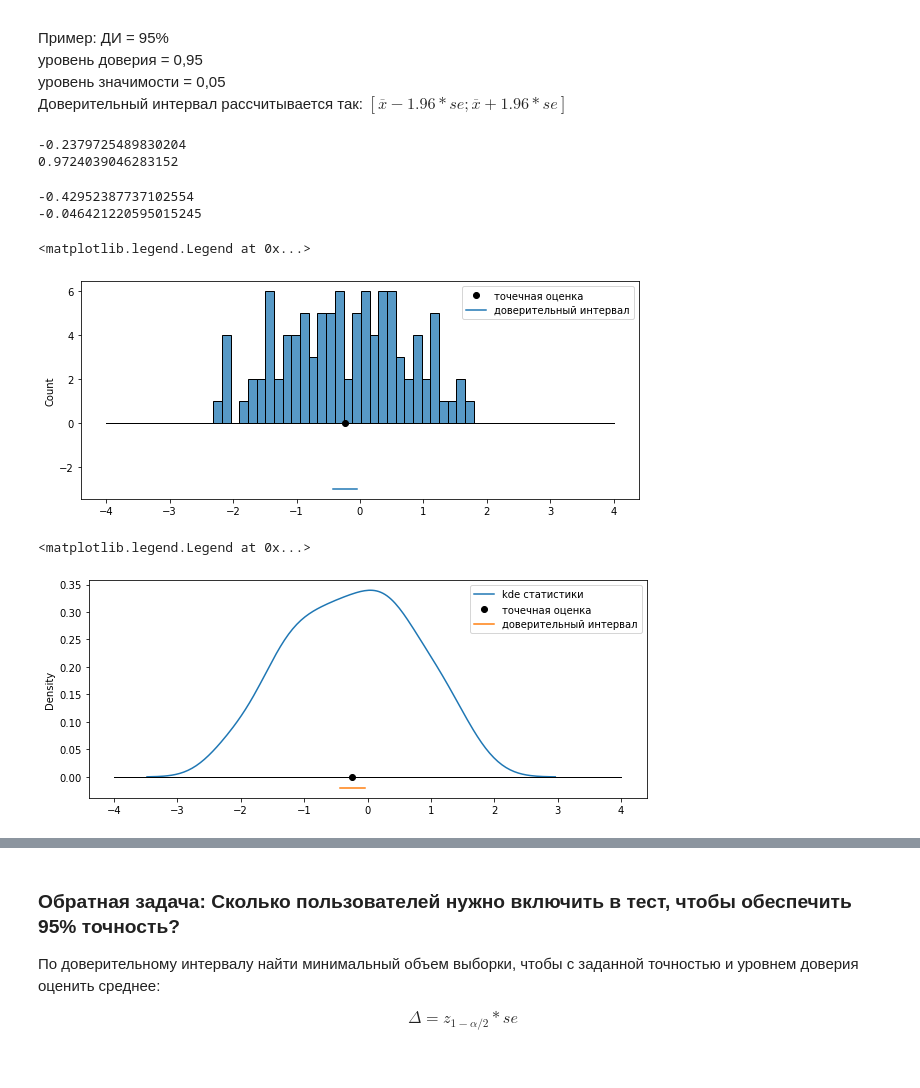
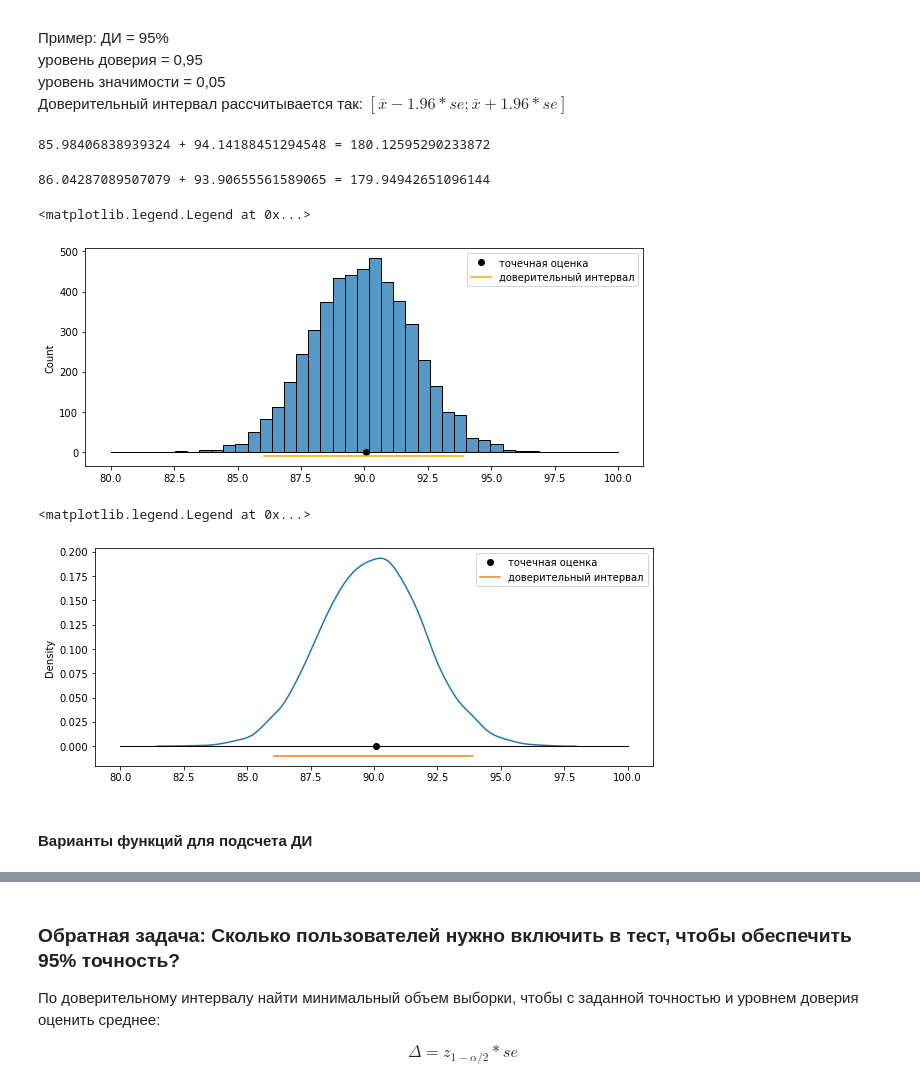
Before and after one commit to iaidarf/DS_tutorials, a Jupyter notebook: notebooks/bootstrap.ipynb, the cells around one changed output, grey strips where cells are left out. Cells and saved outputs as stored; diff of their text form; code cells hidden in the pictures.

```diff
--- a/notebooks/bootstrap.ipynb
+++ b/notebooks/bootstrap.ipynb
@@ -9,6 +10,7 @@ from scipy import stats
 from scipy. stats import sem # для определения стандартной ошибки среднего
 # %%
 # сгенерируем массив случайных значений с нормальным распределением
-population = np.random.normal(size=5000)
+# это будет наша генеральная совокупность
+population = np.random.normal(loc=90, scale=20, size=5000)
 population
 # %% [output]
@@ -61,8 +63,8 @@ $se=\frac{sd}{\sqrt{n}}$
 # бустраповская выборка
 # отберем n случайных элементов r раз
 # сохраним все эти выборки
-n = 1000
-r = 1000
+n = 100
+r = 5000
 samples = [] # список для хранения всех выборок
 for _ in range(r):
     z = random.sample(list(population), n) # сгенерируем случаную выборку n-элементов из популяции
@@ -165,46 +173,54 @@ $z_{1-\alpha/2}$ - это  квантиль нормального распре
 $[\overline{x}-1.96*se; \overline{x}+1.96*se]$
 # %%
 # Рассмотрим на примере выборки sample
+sample = random.sample(list(population), n)
 # выборочное среднее
 m_sample = np.array(sample).mean()
-print(m_sample)
 # выборочное станд отклонение
 se_samle = sem(sample)
-print(sd_samle)
+# Построим 95% доверительный интервал для среднего значения
+# рассчитаем левую и правые крайние точки интервала
+# посчитаем длину доверительного интервала
+left = m_sample - 1.96*se_samle
+right = m_sample + 1.96*se_samle
+l = left + right
+print(f'{left} + {right} = {left + right}')
 # %% [output]
--0.2379725489830204
-0.9724039046283152
+85.98406838939324 + 94.14188451294548 = 180.12595290233872
-# %%
-# По формуле для ДИ 95% рассчитаем левую и правые крайние точки интервала
-left = m_sample - 1.96*se_samle
-print(left)
-right = m_sample + 1.96*se_samle
-print(right)
-# %% [output]
--0.42952387737102554
--0.046421220595015245
+# %%
+# Сравним со средними, полученными методом бутсрапа
+# для этого отсортируем выборочные средние по возрастанию
+m.sort()
+# и отсечем по 2,5% по краям
+left = m[int(len(m)*0.025)]
+right =  m[int(len(m)*0.975)]
+print(f'{left} + {right} = {left + right}')
+# %% [output]
+86.04287089507079 + 93.90655561589065 = 179.94942651096144
 # %%
 # визулизируем в виде гистограммы
 plt.figure(figsize=(10, 4))
-graph = sns.histplot(data=sample, bins=30)
-graph.plot([m_sample], [0], 'o', c='k', markersize=6, label='точечная оценка')
-graph.plot((-4, 4), [0, 0], linewidth=1, c='k')
-graph.plot((left, right), [-3,-3], label='доверительный интервал')
+graph = sns.histplot(data=m, bins=30)
+graph.plot(np.mean(sample), [0], 'o', c='k', markersize=6, label='точечная оценка')
+graph.plot((80, 100), [0, 0], linewidth=1, c='k')
+graph.plot((left, right), [-10,-10], c = 'orange', label='доверительный интервал')
 graph.legend(loc='upper right')
 # %% [output]
 <matplotlib.legend.Legend at 0x...>
-[figure, old version]
+[figure, new version]
 # %%
 # визулизируем в виде kde
 plt.figure(figsize=(10, 4))
-graph = sns.kdeplot(data=sample, label='kde статистики')
-graph.plot([m_sample], [0], 'o', c='k', markersize=6, label='точечная оценка')
-graph.plot((-4, 4), [0, 0], linewidth=1, c='k')
-graph.plot((left, right), [-0.02,-0.02], label='доверительный интервал')
+graph = sns.kdeplot(data=m)
+graph.plot(np.mean(sample), [0], 'o', c='k', markersize=6, label='точечная оценка')
+graph.plot((80, 100), [0, 0], linewidth=1, c='k')
+graph.plot((left, right), [-0.01,-0.01], label='доверительный интервал')
 graph.legend(loc='upper right')
 # %% [output]
 <matplotlib.legend.Legend at 0x...>
-[figure, old version]
+[figure, new version]
+# %% [markdown]
+#### Варианты функций для подсчета ДИ
 # %%
 # другой вариант для подсчета доверительного интервала
 def mean_confidence_interval(data, confidence=0.95):
```
Also changed, not shown: parts of 23 cells of this notebook.
